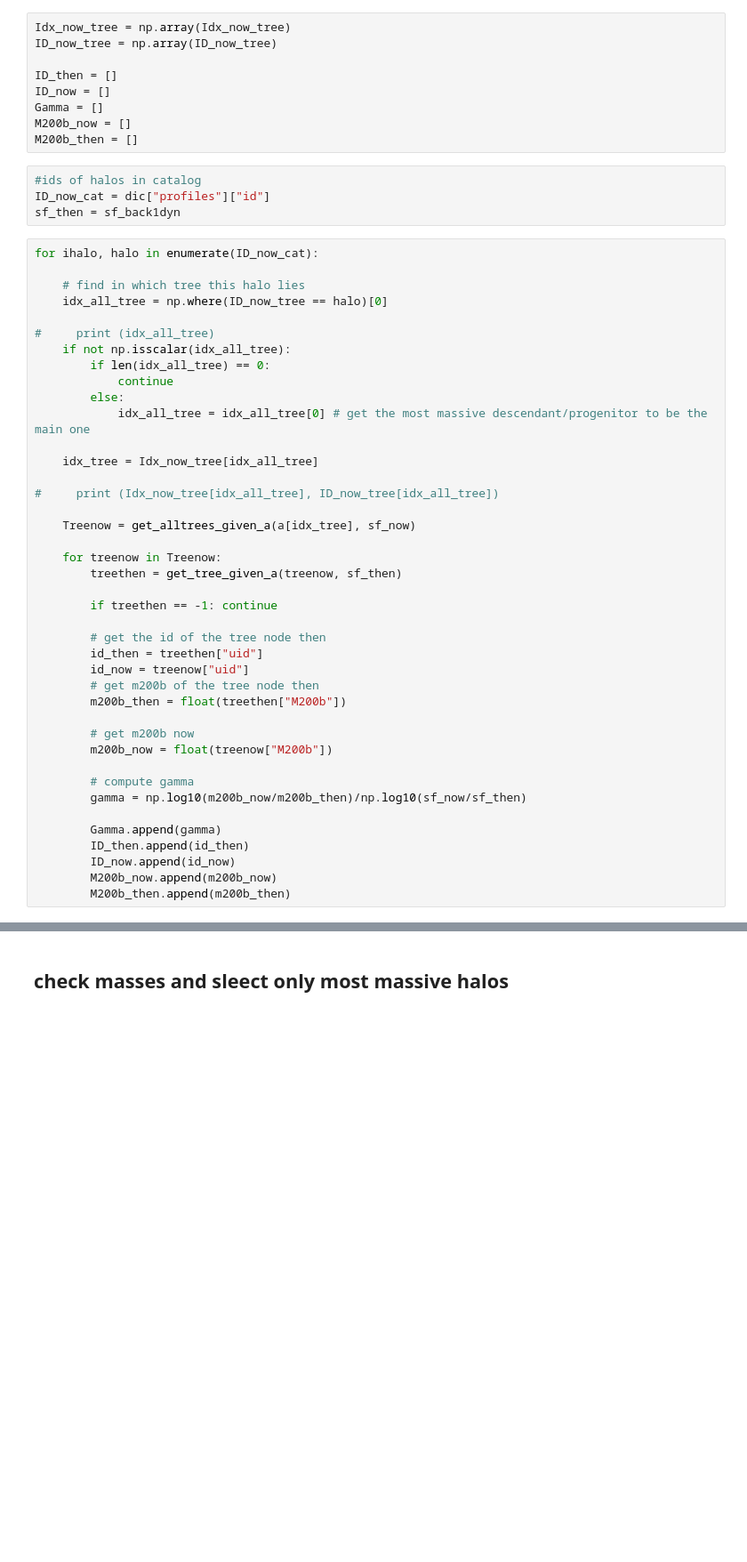
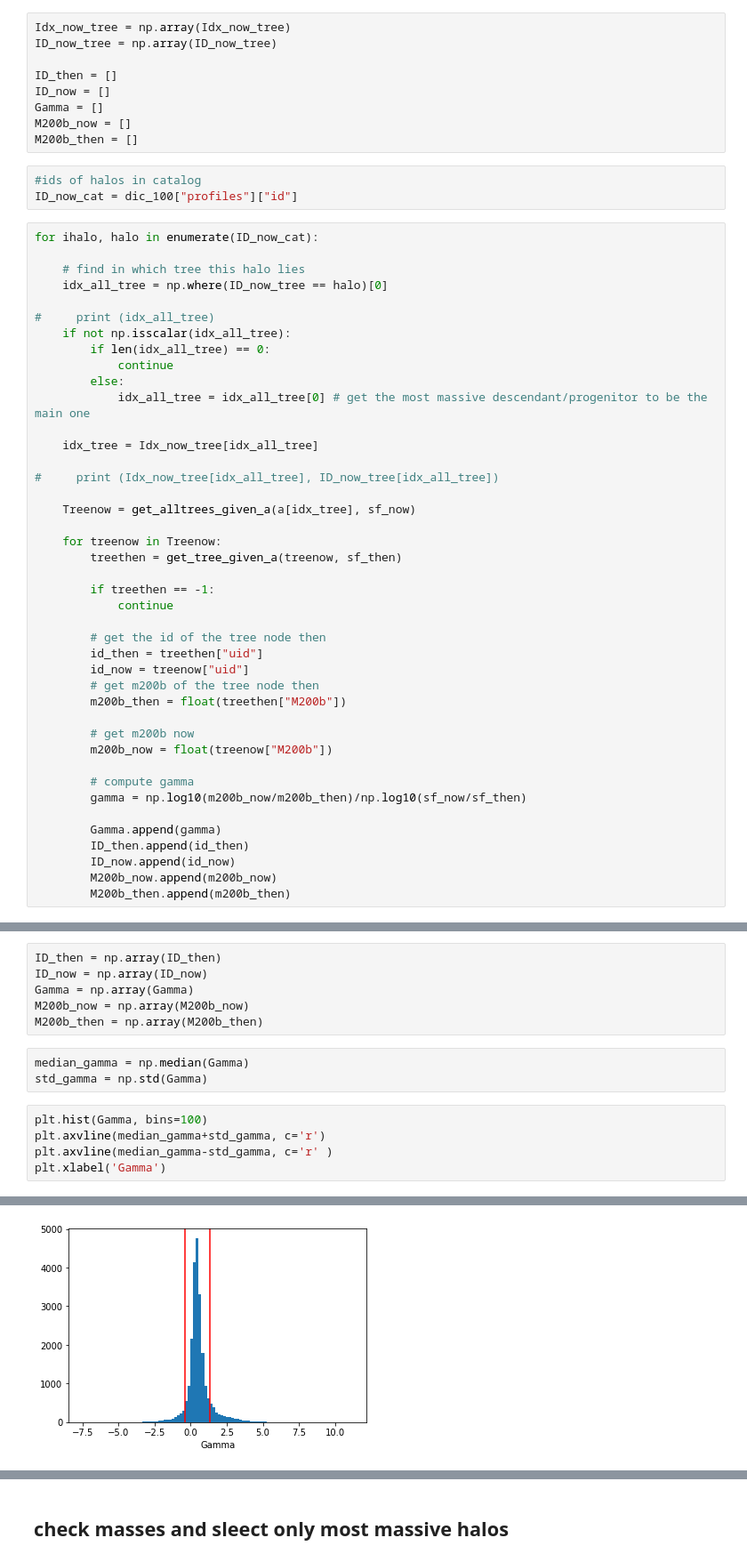
Before and after one commit to f-ardila/data-viz, a Jupyter notebook: Enia_project/testing.ipynb, the cells around one changed output, grey strips where cells are left out. Shown: that part at 89% size. Drawn from its saved outputs; the diff is of its cells as text; blank space fills up the shorter version.

Commit message:
calculated Gamma. split into high and low Gamma. and plotted mean profiles

```diff
--- a/Enia_project/testing.ipynb
+++ b/Enia_project/testing.ipynb
@@ -246,8 +250,7 @@ M200b_now = []
 M200b_then = []
 # %%
 #ids of halos in catalog
-ID_now_cat = dic["profiles"]["id"]
-sf_then = sf_back1dyn
+ID_now_cat = dic_100["profiles"]["id"]
 # %%
 for ihalo, halo in enumerate(ID_now_cat):
 
@@ -270,7 +273,8 @@ for ihalo, halo in enumerate(ID_now_cat):
     for treenow in Treenow:
         treethen = get_tree_given_a(treenow, sf_then)
 
-        if treethen == -1: continue
+        if treethen == -1:
+            continue
 
         # get the id of the tree node then
         id_then = treethen["uid"]
@@ -295,0 +296,15 @@ Gamma
+# %%
+ID_then = np.array(ID_then)
+ID_now = np.array(ID_now)
+Gamma = np.array(Gamma)
+M200b_now = np.array(M200b_now)
+M200b_then = np.array(M200b_then)
+# %%
+median_gamma = np.median(Gamma)
+std_gamma = np.std(Gamma)
+# %%
+plt.hist(Gamma, bins=100)
+plt.axvline(median_gamma+std_gamma, c='r')
+plt.axvline(median_gamma-std_gamma, c='r' )
+plt.xlabel('Gamma')
+# %% [output]
@@ -295,0 +312 @@ Gamma
+[figure, added]
```
Also changed, not shown: parts of 13 cells of this notebook.
